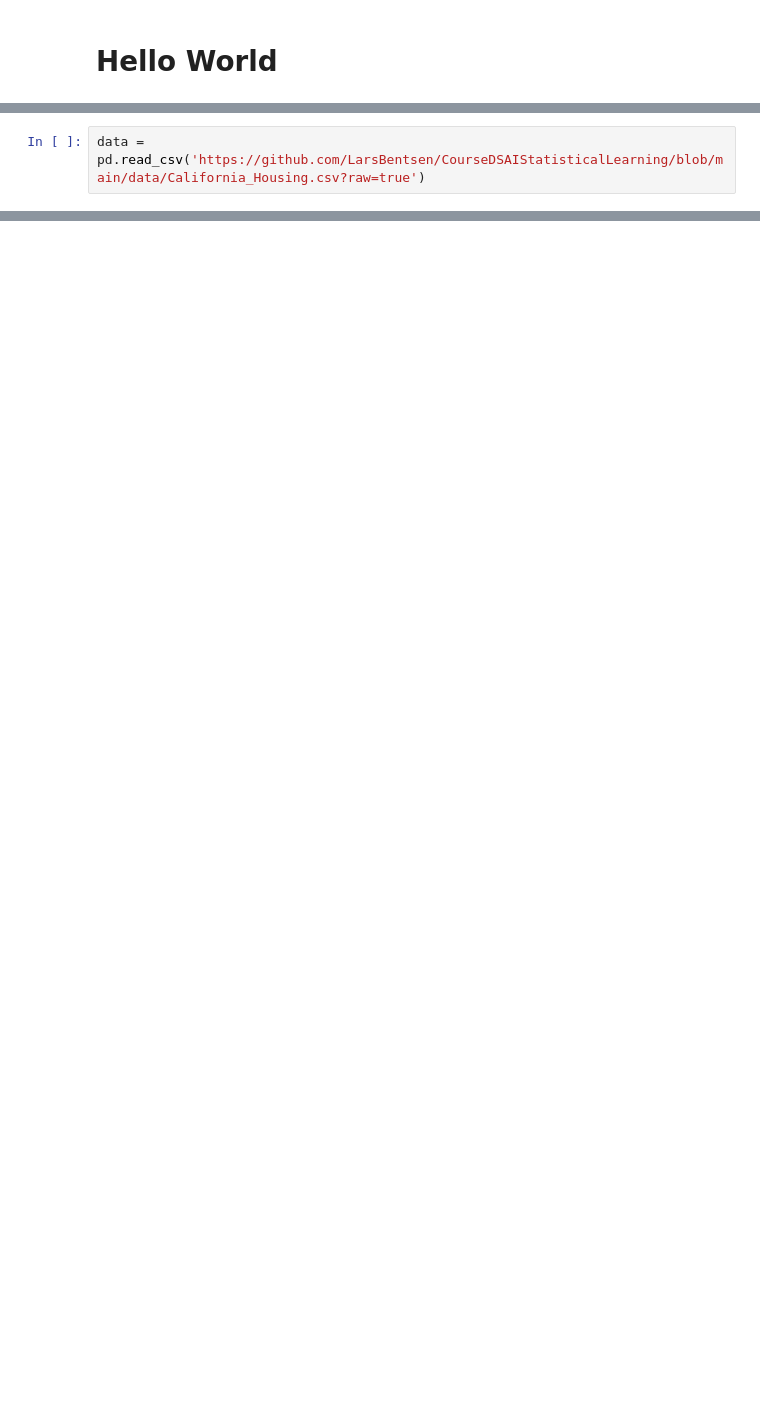
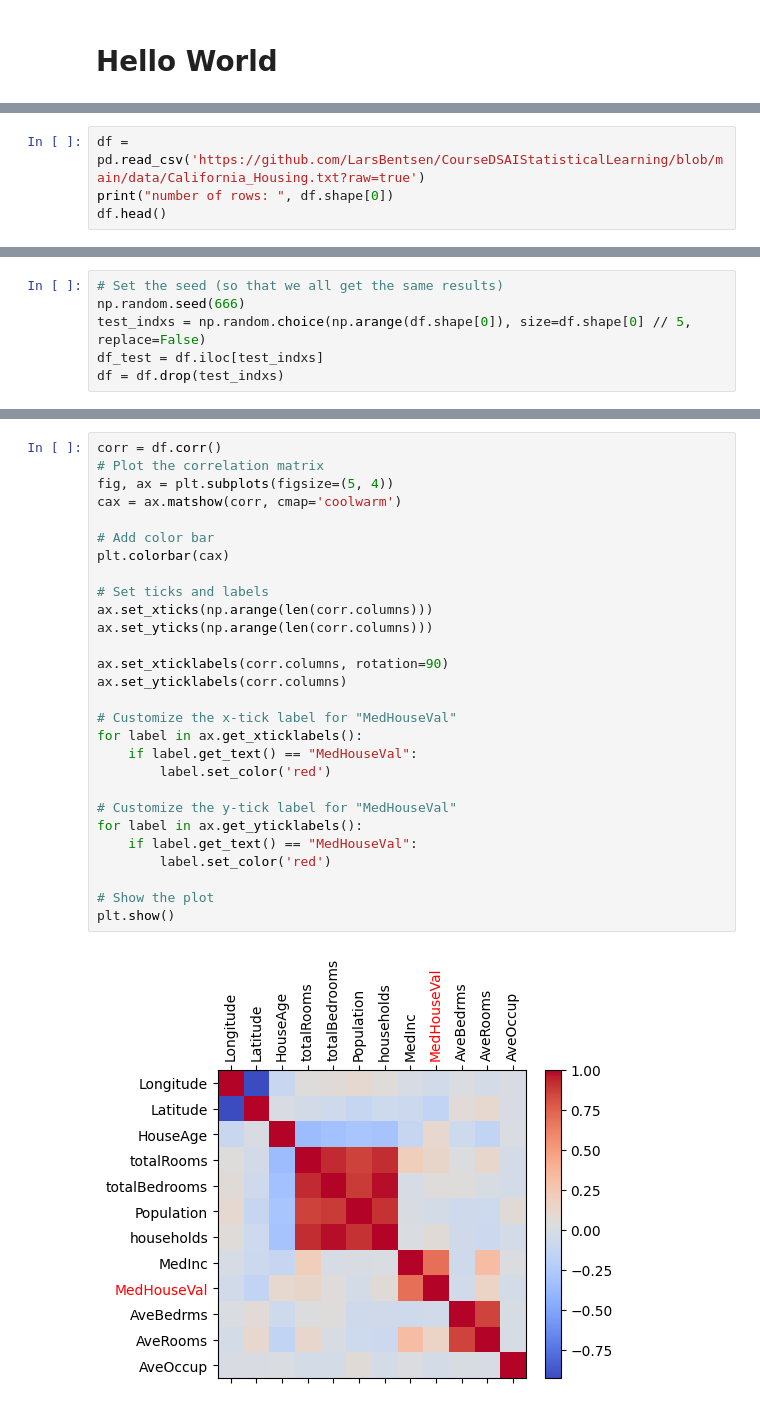
Before and after one commit to LarsBentsen/CourseDSAIStatisticalLearning, a Jupyter notebook: testing.ipynb, the cells around one changed output, grey strips where cells are left out. Saved outputs shown, nothing was run; the diff lists cells and outputs as text; blank space fills up the shorter version.

```diff
--- a/testing.ipynb
+++ b/testing.ipynb
@@ -7,2 +13,4 @@ import pandas as pd
 # %%
-data = pd.read_csv('https://github.com/LarsBentsen/CourseDSAIStatisticalLearning/blob/main/data/California_Housing.csv?raw=true')
+df = pd.read_csv('https://github.com/LarsBentsen/CourseDSAIStatisticalLearning/blob/main/data/California_Housing.txt?raw=true')
+print("number of rows: ", df.shape[0])
+df.head()
@@ -24,0 +49,6 @@ data
+# %%
+# Set the seed (so that we all get the same results)
+np.random.seed(666)
+test_indxs = np.random.choice(np.arange(df.shape[0]), size=df.shape[0] // 5, replace=False)
+df_test = df.iloc[test_indxs]
+df = df.drop(test_indxs)
@@ -24,0 +57,30 @@ data
+# %%
+corr = df.corr()
+# Plot the correlation matrix
+fig, ax = plt.subplots(figsize=(5, 4))
+cax = ax.matshow(corr, cmap='coolwarm')
+
+# Add color bar
+plt.colorbar(cax)
+
+# Set ticks and labels
+ax.set_xticks(np.arange(len(corr.columns)))
+ax.set_yticks(np.arange(len(corr.columns)))
+
+ax.set_xticklabels(corr.columns, rotation=90)
+ax.set_yticklabels(corr.columns)
+
+# Customize the x-tick label for "MedHouseVal"
+for label in ax.get_xticklabels():
+    if label.get_text() == "MedHouseVal":
+        label.set_color('red')
+
+# Customize the y-tick label for "MedHouseVal"
+for label in ax.get_yticklabels():
+    if label.get_text() == "MedHouseVal":
+        label.set_color('red')
+
+# Show the plot
+plt.show()
+# %% [output]
+[figure, added]
```
Also changed, not shown: parts of 11 cells of this notebook, 1 other file.
